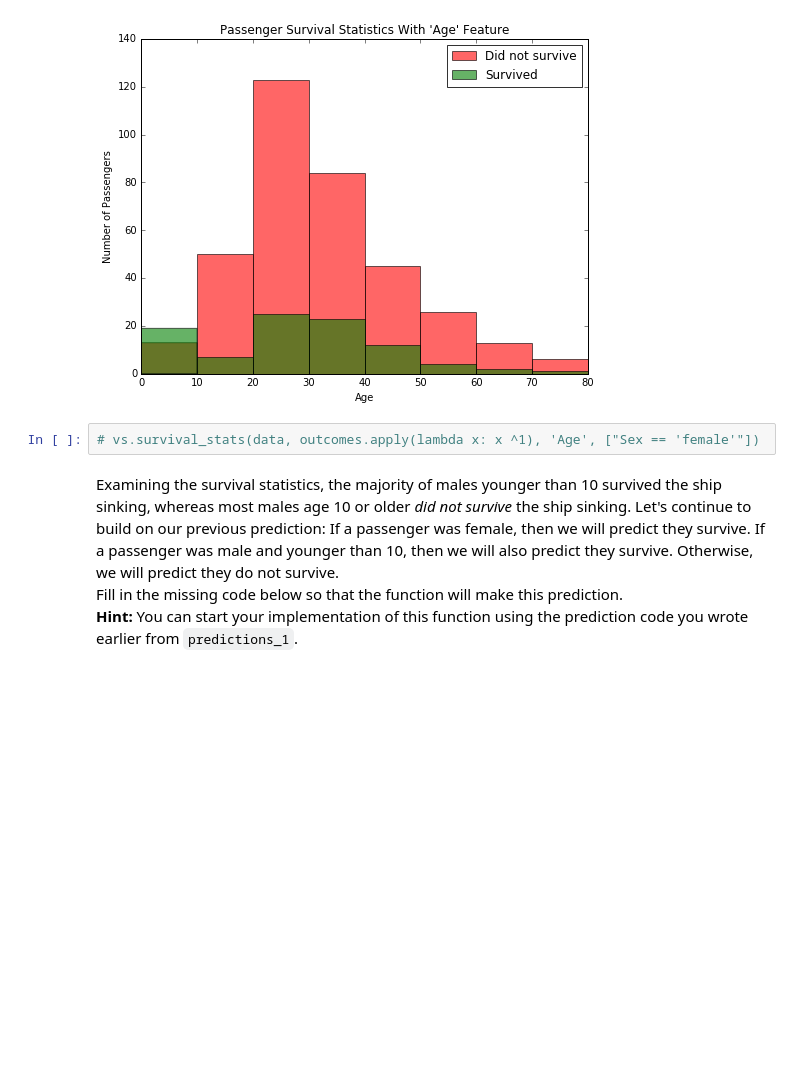
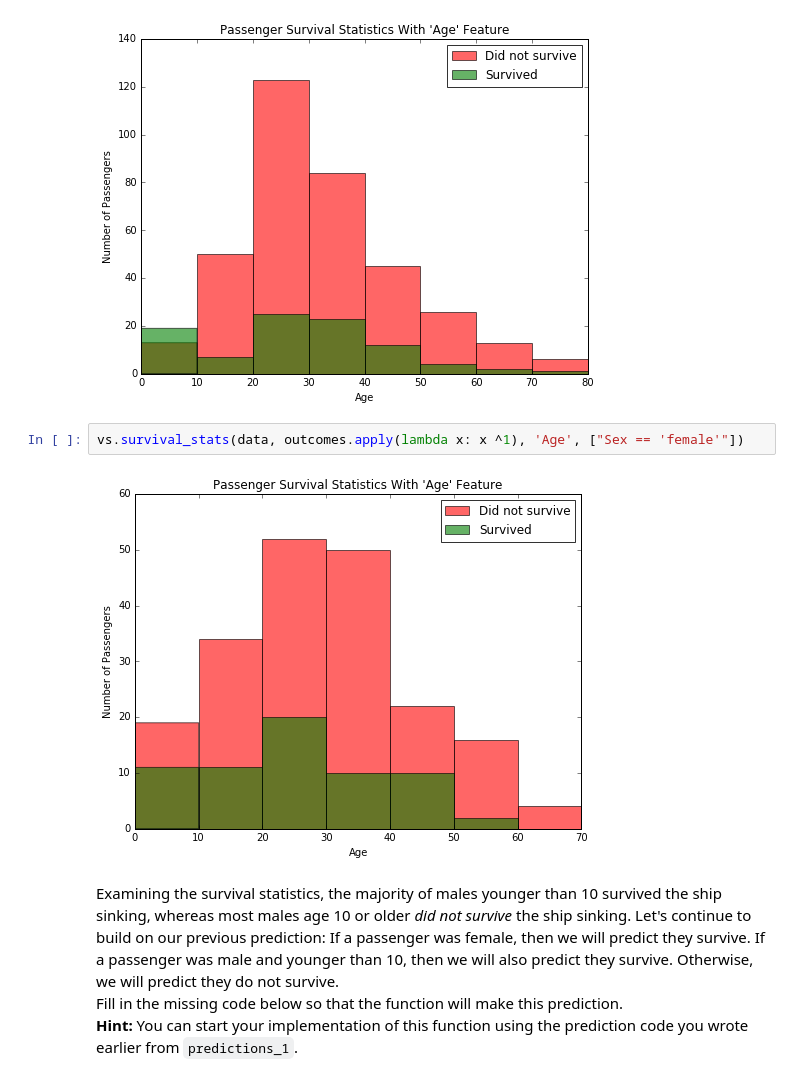
Before and after one commit to vhquang/machine-learning, a Jupyter notebook: projects/titanic_survival_exploration/titanic_survival_exploration.ipynb, the cells around one changed output. Cells and saved outputs as stored; diff of their text form; blank space fills up the shorter version.

```diff
--- a/projects/titanic_survival_exploration/titanic_survival_exploration.ipynb
+++ b/projects/titanic_survival_exploration/titanic_survival_exploration.ipynb
@@ -155,7 +155,9 @@ vs.survival_stats(data, outcomes, 'Age', ["Sex == 'male'"])
 # %% [output]
 [figure]
 # %%
-# vs.survival_stats(data, outcomes.apply(lambda x: x ^1), 'Age', ["Sex == 'female'"])
+vs.survival_stats(data, outcomes.apply(lambda x: x ^1), 'Age', ["Sex == 'female'"])
+# %% [output]
+[figure, added]
 # %% [markdown]
 Examining the survival statistics, the majority of males younger than 10 survived the ship sinking, whereas most males age 10 or older *did not survive* the ship sinking. Let's continue to build on our previous prediction: If a passenger was female, then we will predict they survive. If a passenger was male and younger than 10, then we will also predict they survive. Otherwise, we will predict they do not survive.
 Fill in the missing code below so that the function will make this prediction.
```
Also changed, not shown: parts of 2 cells of this notebook, 1 other file.
